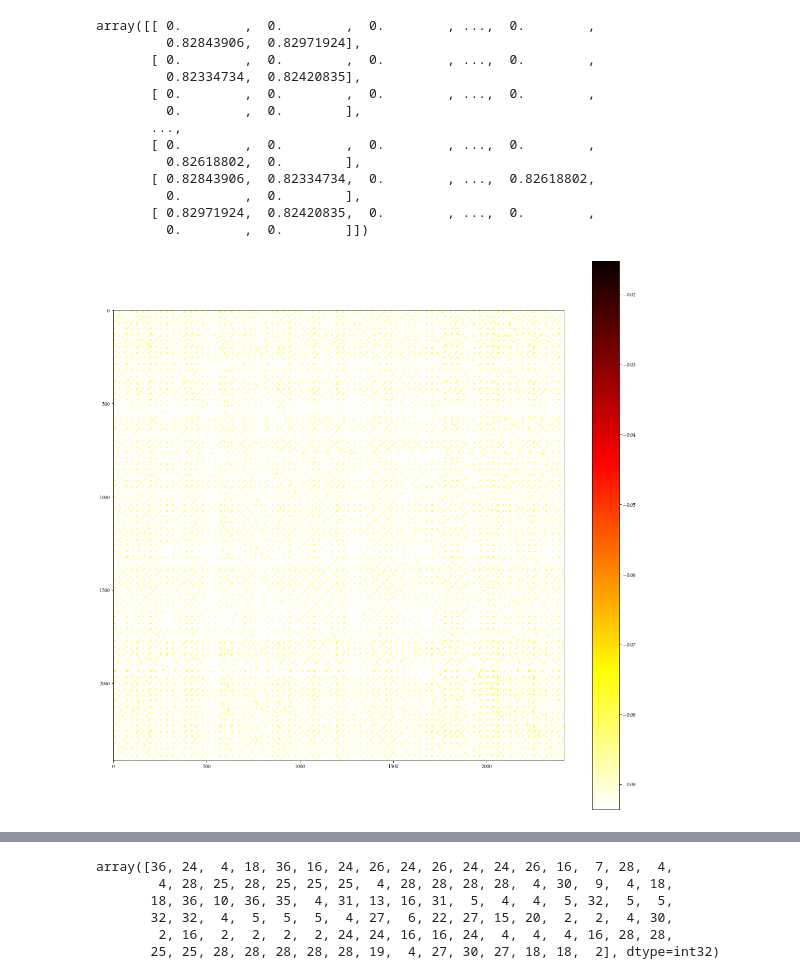
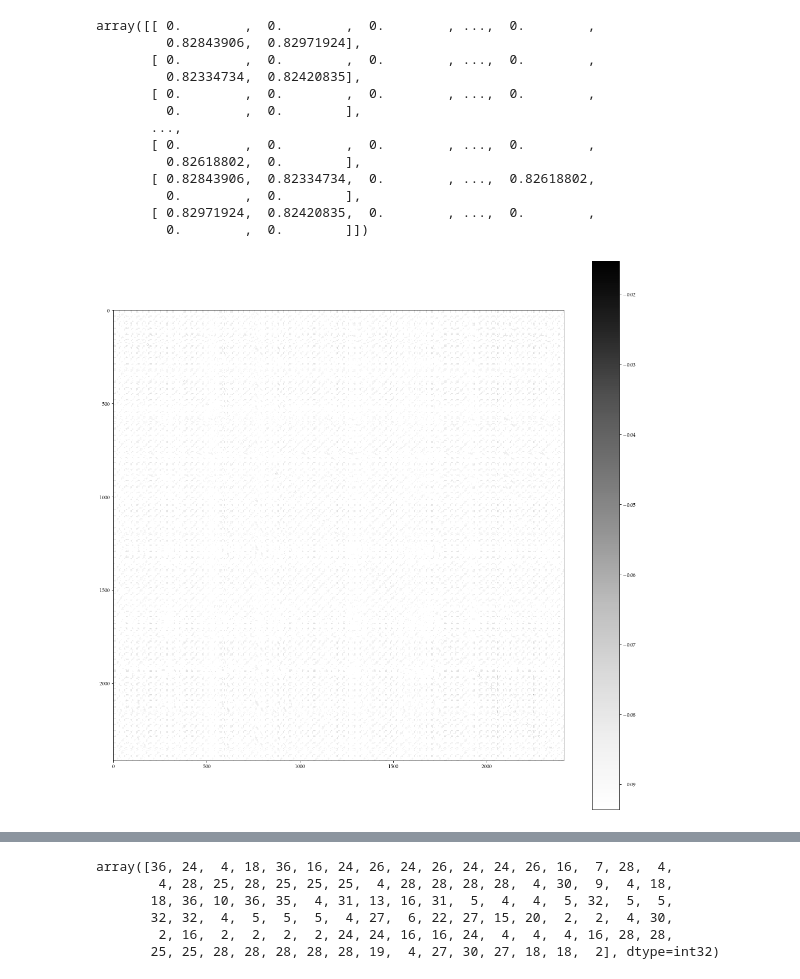
Before and after one commit to VincentMatthys/Unsupervised, a Jupyter notebook: project2/Draft.ipynb, the cells around one changed output, grey strips where cells are left out. Saved outputs shown, nothing was run; the diff lists cells and outputs as text; code cells hidden in the pictures.

```diff
--- a/project2/Draft.ipynb
+++ b/project2/Draft.ipynb
@@ -162,7 +160,7 @@ array([[ 0.        ,  0.        ,  0.        , ...,  0.        ,
          0.        ,  0.        ]])
 # %%
 plt.figure(figsize= (20, 20))
-plt.imshow(np.log10(W), cmap = "hot_r");
+plt.imshow(np.log10(W), cmap = "Greys");
 plt.colorbar();
 # %% [output]
-[figure, old version]
+[figure, new version]
```
Also changed, not shown: parts of 10 cells of this notebook.
